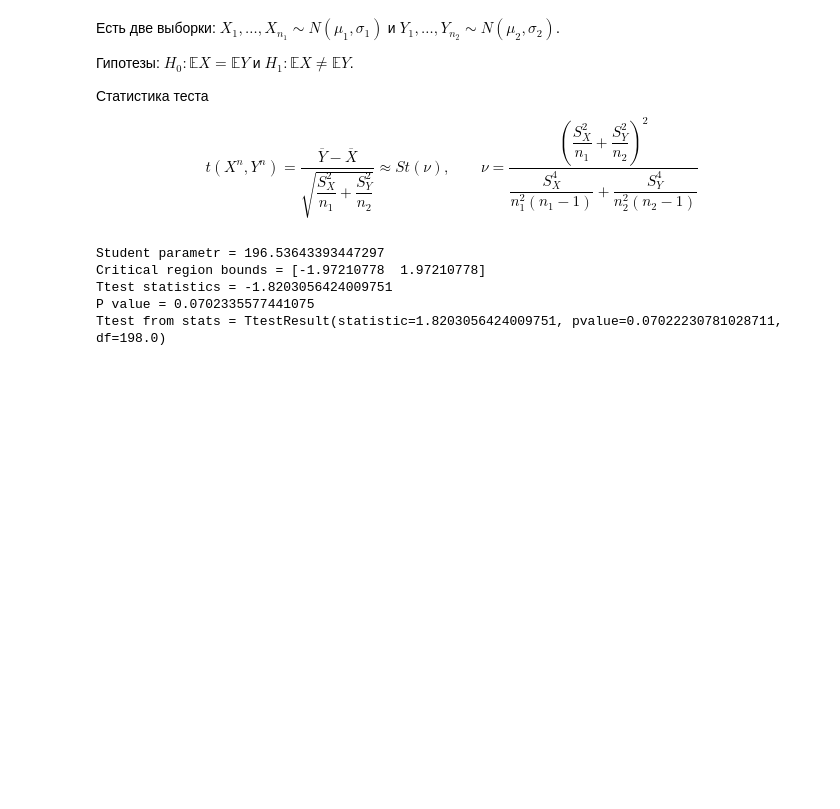
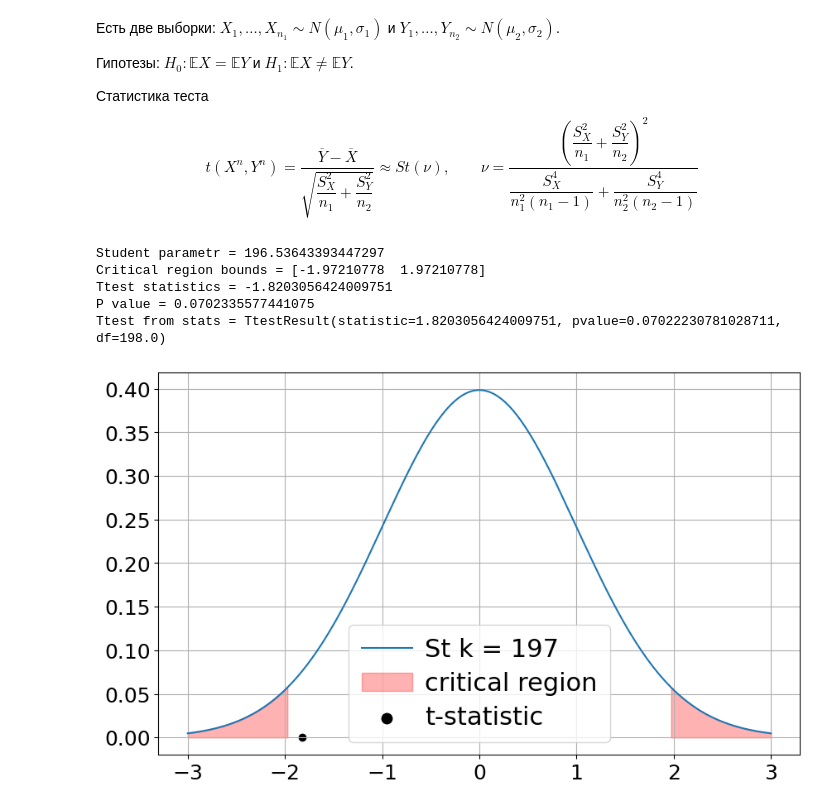
Before and after one commit to AlexeyTimoshin/Statistics, a Jupyter notebook: hard_ml_statistics.ipynb, the cells around one changed output. Drawn from its saved outputs; the diff is of its cells as text; code cells hidden in the pictures; blank space fills up the shorter version.

```diff
--- a/hard_ml_statistics.ipynb
+++ b/hard_ml_statistics.ipynb
@@ -114,3 +110,28 @@ Critical region bounds = [-1.97210778  1.97210778]
 Ttest statistics = -1.8203056424009751
 P value = 0.0702335577441075
 Ttest from stats = TtestResult(statistic=1.8203056424009751, pvalue=0.07022230781028711, df=198.0)
+# %%
+# Визуализация
+
+X = np.linspace(3, -3, 1000) #!!!!!!!!
+Y = stats.t.pdf(X, k)
+
+plt.plot(X, Y, label=f'St k = {k:0.0f}') #!!!!!!!!!
+
+# Критические зоны
+critical_zone = [X < critical_region_bounds[0], X > critical_region_bounds[1]]
+for idx, mask in enumerate(critical_zone):
+    X_ = X[mask]
+    Y_up = Y[mask]
+    Y_dw = np.zeros(len(Y_up))
+    plt.fill_between(
+        X_, Y_dw, Y_up,
+        color='r', alpha=0.3,
+        label='critical region' if idx==0 else ''
+    )
+plt.scatter([ttest], [0], color='k', label='t-statistic')
+plt.legend()
+plt.grid()
+plt.show()
+# %% [output]
+[figure, added]
```
Also changed, not shown: parts of 3 cells of this notebook.
